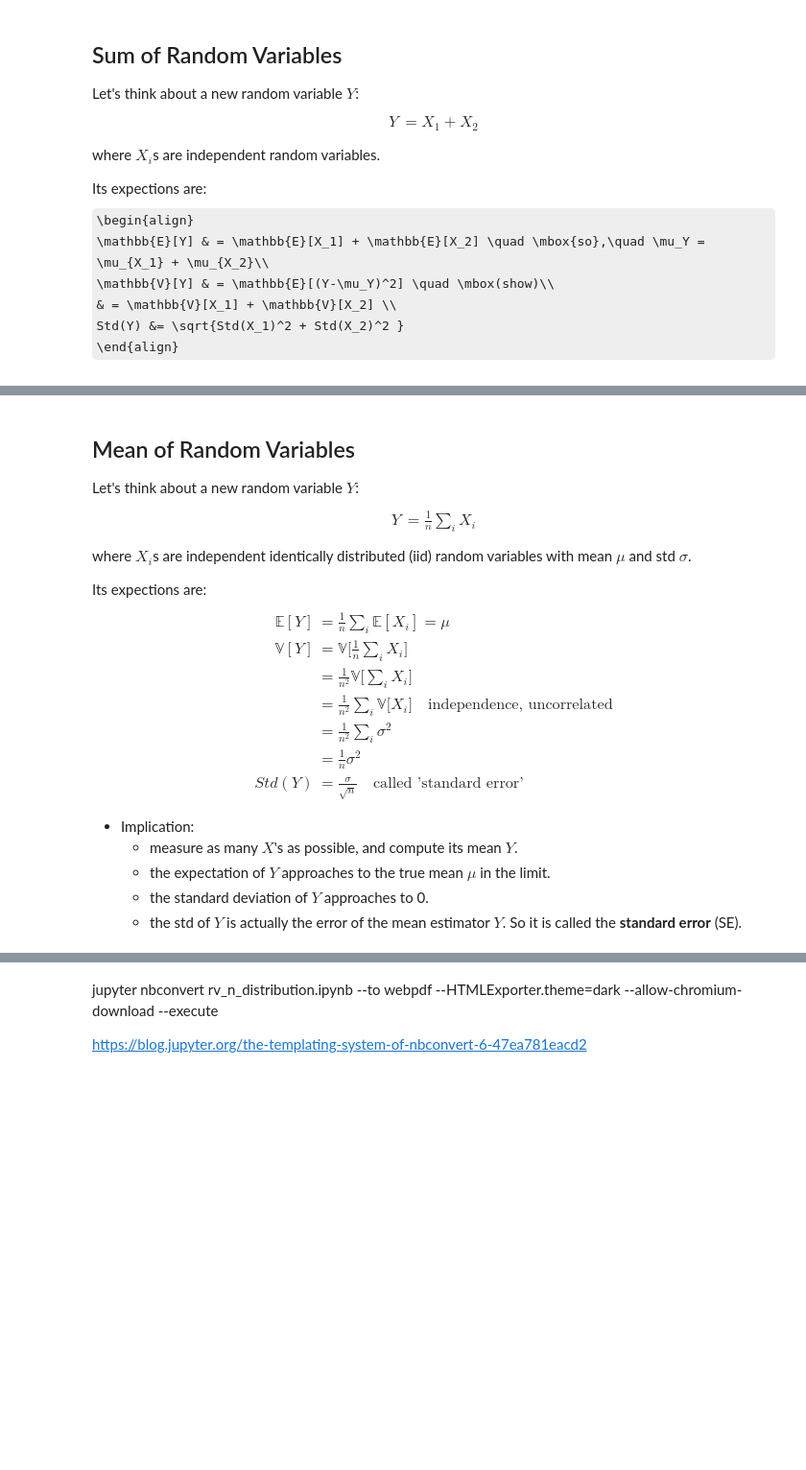
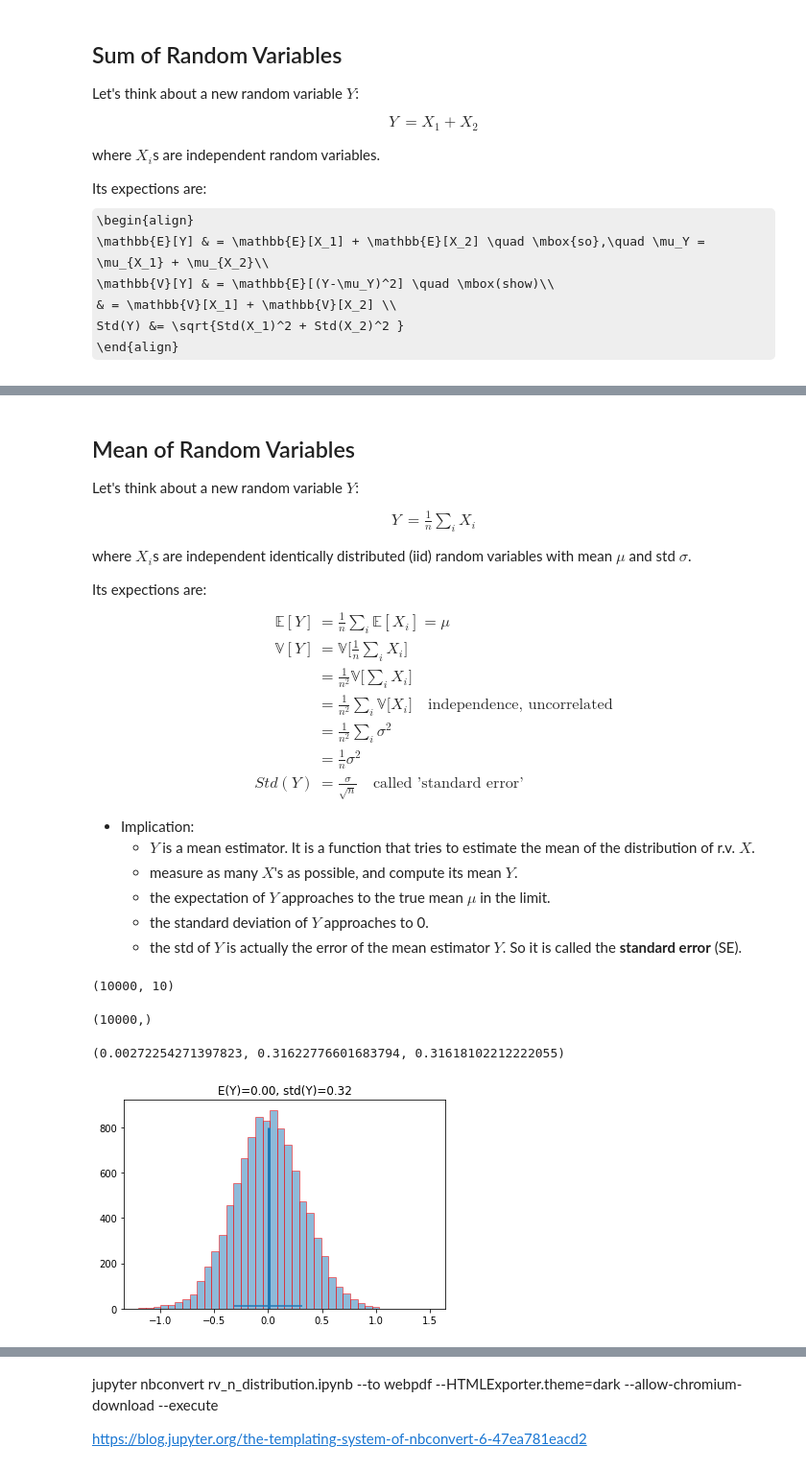
Before and after one commit to yongduek/lectures, a Jupyter notebook: esda/myworks/rv_n_distribution.ipynb, the cells around one changed output, grey strips where cells are left out. Shown at 96% size. Drawn from its saved outputs; the diff is of its cells as text; code cells hidden in the pictures; some formulas as TeX source; blank space fills up the shorter version.

Commit message:
rv distr.

```diff
--- a/esda/myworks/rv_n_distribution.ipynb
+++ b/esda/myworks/rv_n_distribution.ipynb
@@ -162,7 +235,33 @@ Its expections are:
     Std(Y) &= \frac{\sigma}{\sqrt{n}}   \quad \mbox{called 'standard error'}
 \end{align}
 - Implication:
+    - $Y$ is a mean estimator. It is a function that tries to estimate the mean of the distribution of r.v. $X$.
     - measure as many $X$'s as possible, and compute its mean $Y$.
     - the expectation of $Y$ approaches to the true mean $\mu$ in the limit.
     - the standard deviation of $Y$ approaches to 0.
     - the std of $Y$ is actually the error of the mean estimator $Y$. So it is called the **standard error** (SE).
+# %%
+n_samples = 10000
+std = 1
+# %%
+n = 10
+X_s = np.array([stats.norm.rvs(loc=0, scale=std, size=n) for _ in range(n_samples)])
+X_s.shape
+# %% [output]
+(10000, 10)
+# %%
+Y_samples = X_s.sum(axis=1) / n   #
+Y_samples.shape
+# %% [output]
+(10000,)
+# %%
+Y_samples.mean(),  std/np.sqrt(n), Y_samples.std(),
+# %% [output]
+(0.00272254271397823, 0.31622776601683794, 0.31618102212222055)
+# %%
+plt.vlines(x=Y_samples.mean(), ymin=0, ymax=800, linewidth=3)
+plt.hlines(y=10, xmin=Y_samples.mean() - Y_samples.std(), xmax=Y_samples.mean()+Y_samples.std())
+plt.title(f'E(Y)={Y_samples.mean():.2f}, std(Y)={Y_samples.std():.2f}')
+plt.hist(Y_samples, bins=40, alpha=.5, edgecolor='red');
+# %% [output]
+[figure, added]
```
Also changed, not shown: parts of 38 cells of this notebook.
